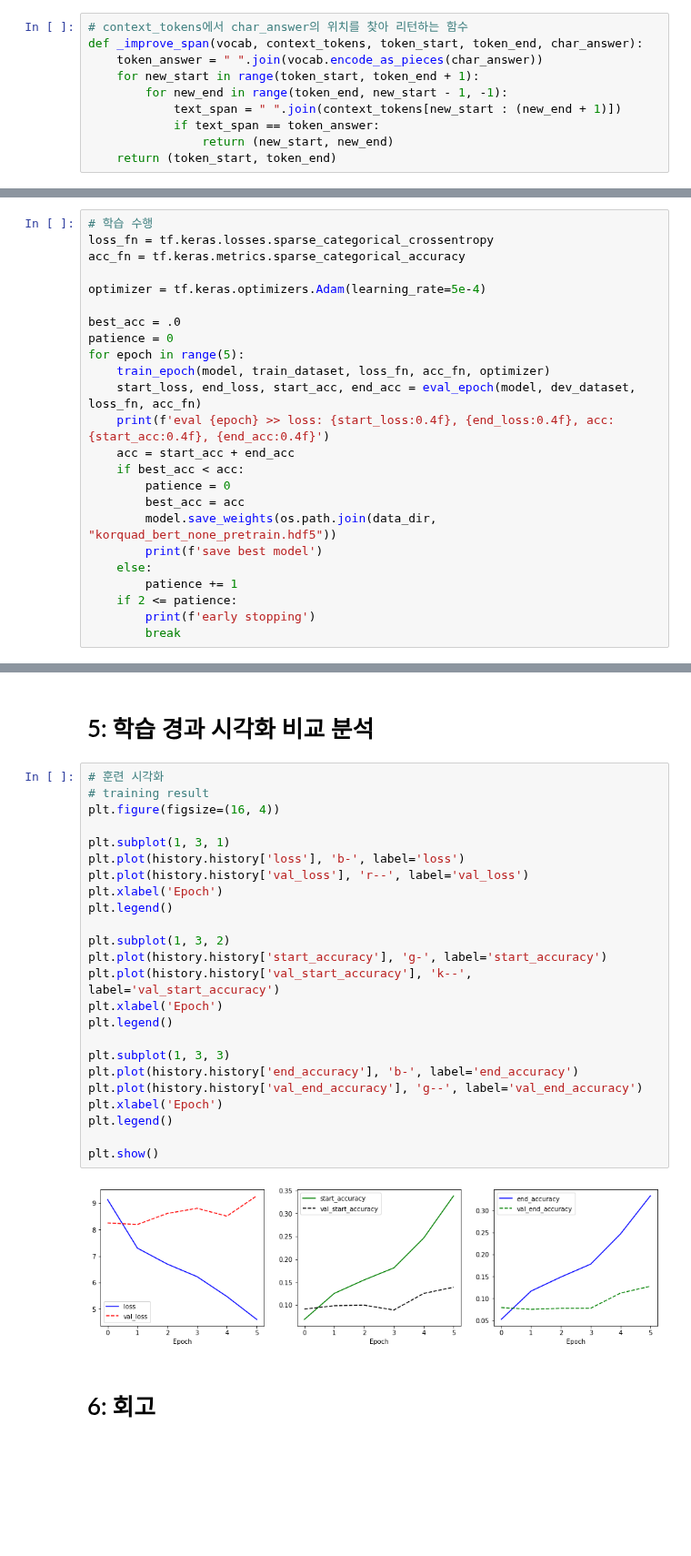
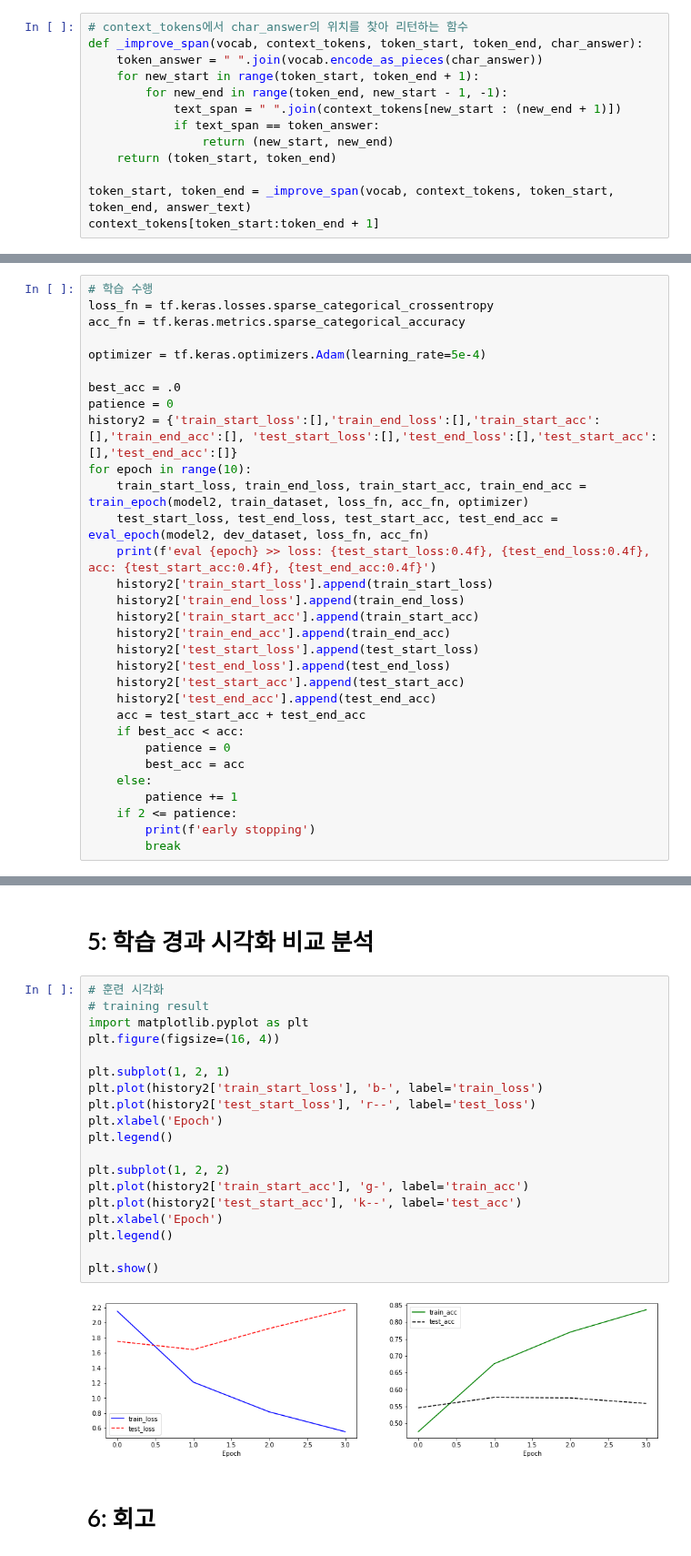
Before and after one commit to twelvesense/first-repository, a Jupyter notebook: ExplNode13.ipynb, the cells around one changed output, grey strips where cells are left out. Shown at 91% size. Drawn from its saved outputs; the diff is of its cells as text; blank space fills up the shorter version.

```diff
--- a/ExplNode13.ipynb
+++ b/ExplNode13.ipynb
@@ -159,3 +287,6 @@ def _improve_span(vocab, context_tokens, token_start, token_end, char_answer):
             if text_span == token_answer:
                 return (new_start, new_end)
     return (token_start, token_end)
+
+token_start, token_end = _improve_span(vocab, context_tokens, token_start, token_end, answer_text)
+context_tokens[token_start:token_end + 1]
@@ -1062,16 +1259,23 @@ optimizer = tf.keras.optimizers.Adam(learning_rate=5e-4)
 
 best_acc = .0
 patience = 0
-for epoch in range(5):
-    train_epoch(model, train_dataset, loss_fn, acc_fn, optimizer)
-    start_loss, end_loss, start_acc, end_acc = eval_epoch(model, dev_dataset, loss_fn, acc_fn)
-    print(f'eval {epoch} >> loss: {start_loss:0.4f}, {end_loss:0.4f}, acc: {start_acc:0.4f}, {end_acc:0.4f}')
-    acc = start_acc + end_acc
+history2 = {'train_start_loss':[],'train_end_loss':[],'train_start_acc':[],'train_end_acc':[], 'test_start_loss':[],'test_end_loss':[],'test_start_acc':[],'test_end_acc':[]}
+for epoch in range(10):
+    train_start_loss, train_end_loss, train_start_acc, train_end_acc = train_epoch(model2, train_dataset, loss_fn, acc_fn, optimizer)
+    test_start_loss, test_end_loss, test_start_acc, test_end_acc = eval_epoch(model2, dev_dataset, loss_fn, acc_fn)
+    print(f'eval {epoch} >> loss: {test_start_loss:0.4f}, {test_end_loss:0.4f}, acc: {test_start_acc:0.4f}, {test_end_acc:0.4f}')
+    history2['train_start_loss'].append(train_start_loss)
+    history2['train_end_loss'].append(train_end_loss)
+    history2['train_start_acc'].append(train_start_acc)
+    history2['train_end_acc'].append(train_end_acc)
+    history2['test_start_loss'].append(test_start_loss)
+    history2['test_end_loss'].append(test_end_loss)
+    history2['test_start_acc'].append(test_start_acc)
+    history2['test_end_acc'].append(test_end_acc)
+    acc = test_start_acc + test_end_acc
     if best_acc < acc:
         patience = 0
         best_acc = acc
-        model.save_weights(os.path.join(data_dir, "korquad_bert_none_pretrain.hdf5"))
-        print(f'save best model')
     else:
         patience += 1
     if 2 <= patience:
@@ -1151,29 +1357,24 @@ with open(dev_json) as f:
 # %%
 # 훈련 시각화
 # training result
+import matplotlib.pyplot as plt
 plt.figure(figsize=(16, 4))
 
-plt.subplot(1, 3, 1)
-plt.plot(history.history['loss'], 'b-', label='loss')
-plt.plot(history.history['val_loss'], 'r--', label='val_loss')
+plt.subplot(1, 2, 1)
+plt.plot(history2['train_start_loss'], 'b-', label='train_loss')
+plt.plot(history2['test_start_loss'], 'r--', label='test_loss')
 plt.xlabel('Epoch')
 plt.legend()
 
-plt.subplot(1, 3, 2)
-plt.plot(history.history['start_accuracy'], 'g-', label='start_accuracy')
-plt.plot(history.history['val_start_accuracy'], 'k--', label='val_start_accuracy')
-plt.xlabel('Epoch')
-plt.legend()
-
-plt.subplot(1, 3, 3)
-plt.plot(history.history['end_accuracy'], 'b-', label='end_accuracy')
-plt.plot(history.history['val_end_accuracy'], 'g--', label='val_end_accuracy')
+plt.subplot(1, 2, 2)
+plt.plot(history2['train_start_acc'], 'g-', label='train_acc')
+plt.plot(history2['test_start_acc'], 'k--', label='test_acc')
 plt.xlabel('Epoch')
 plt.legend()
 
 plt.show()
 # %% [output]
-[figure, old version]
+[figure, new version]
 # %% [markdown]
 # 6: 회고
 # %% [markdown]
```
Also changed, not shown: parts of 26 cells of this notebook.
